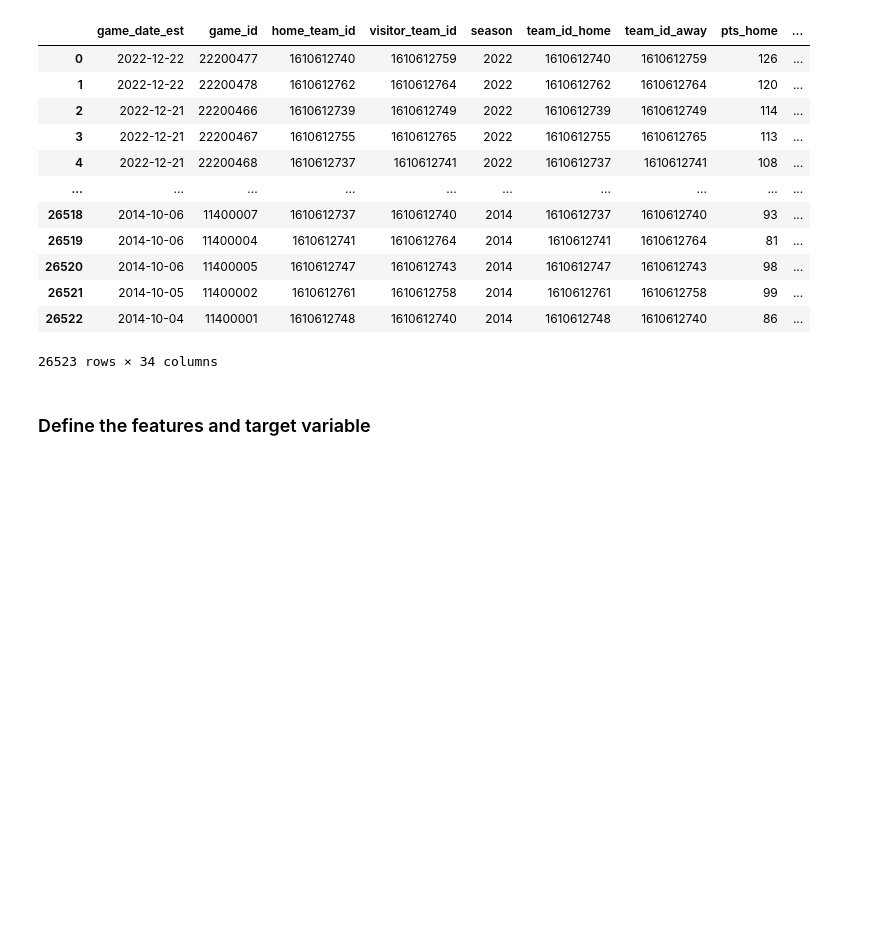
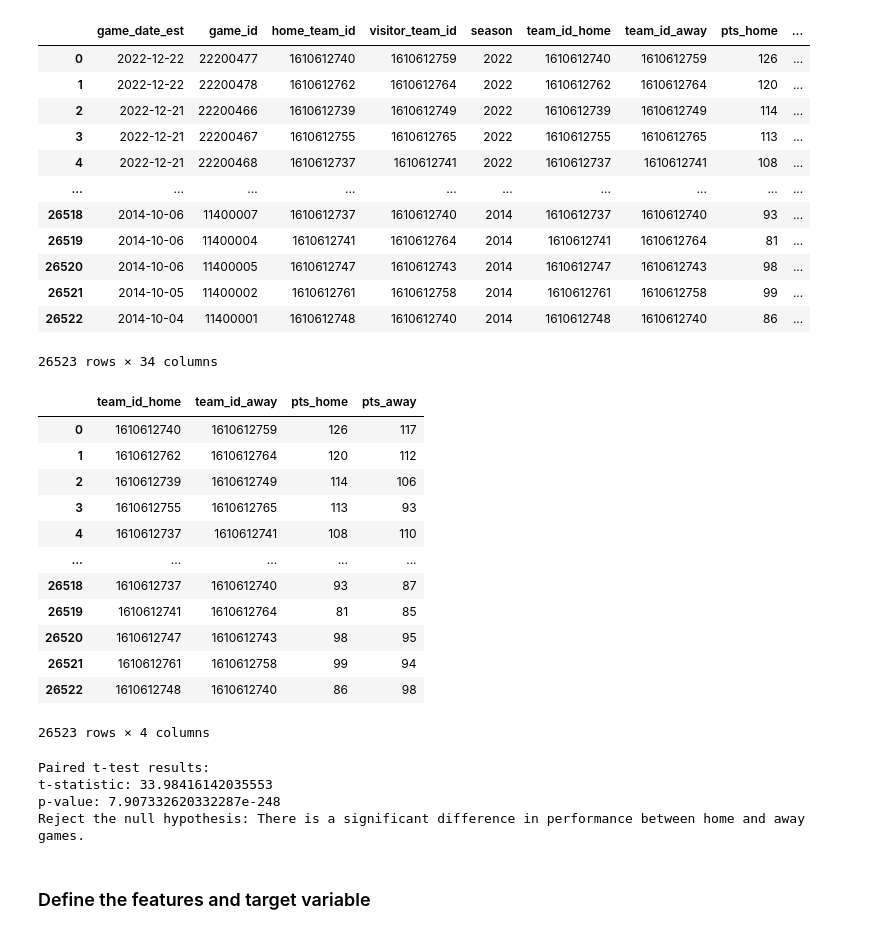
Before and after one commit to dancab13/machine-learning-project, a Jupyter notebook: data_analysis.ipynb, the cells around one changed output. Saved outputs shown, nothing was run; the diff lists cells and outputs as text; code cells hidden in the pictures; blank space fills up the shorter version.

```diff
--- a/data_analysis.ipynb
+++ b/data_analysis.ipynb
@@ -187,0 +192,20 @@ merged_df.to_csv('Data/Final_merged_dataset.csv')
+# %%
+# selected columns to keep
+columns_to_keep = ['team_id_home', 'team_id_away', 'pts_home', 'pts_away']
+# %%
+# Displaying only the selected columns
+merged_df[columns_to_keep]
+# %% [output]
+|  | team_id_home | team_id_away | pts_home | pts_away |
+| 0 | 1610612740 | 1610612759 | 126 | 117 |
+| 1 | 1610612762 | 1610612764 | 120 | 112 |
+| 2 | 1610612739 | 1610612749 | 114 | 106 |
+| 3 | 1610612755 | 1610612765 | 113 | 93 |
+| 4 | 1610612737 | 1610612741 | 108 | 110 |
+| ... | ... | ... | ... | ... |
+| 26518 | 1610612737 | 1610612740 | 93 | 87 |
+| 26519 | 1610612741 | 1610612764 | 81 | 85 |
+| 26520 | 1610612747 | 1610612743 | 98 | 95 |
+| 26521 | 1610612761 | 1610612758 | 99 | 94 |
+| 26522 | 1610612748 | 1610612740 | 86 | 98 |
+26523 rows × 4 columns
@@ -188,3 +221,18 @@ merged_df.to_csv('Data/Final_merged_dataset.csv')
+# %%
+# Print results
+print("Paired t-test results:")
+print("t-statistic:", t_statistic)
+print("p-value:", p_value)
+
+if p_value < alpha:
+    print("Reject the null hypothesis: There is a significant difference in performance between home and away games.")
+else:
+    print("Fail to reject the null hypothesis: There is no significant difference in performance between home and away games.")
+# %% [output]
+Paired t-test results:
+t-statistic: 33.98416142035553
+p-value: 7.907332620332287e-248
+Reject the null hypothesis: There is a significant difference in performance between home and away games.
 # %% [markdown]
 ### Define the features and target variable
 # %%
```
Also changed, not shown: parts of 9 cells of this notebook, 2 other files.
